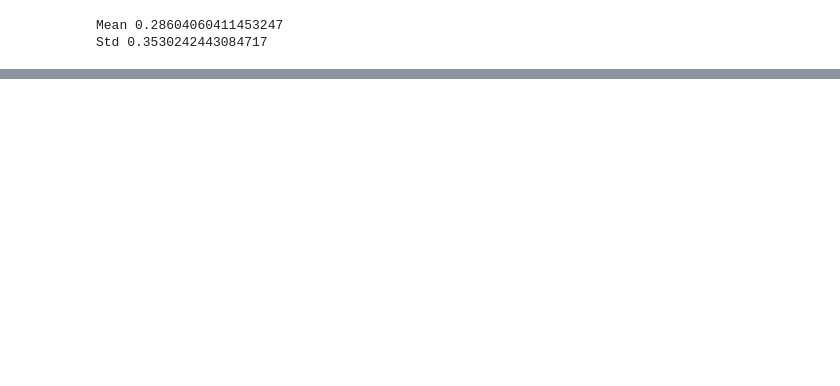
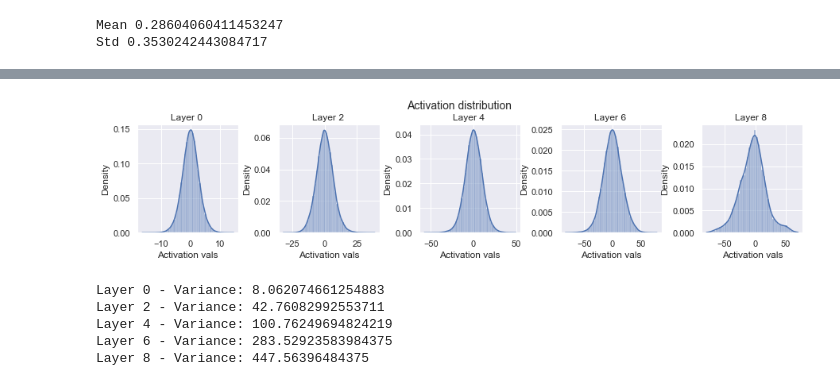
Before and after one commit to Spruce-tone/pytorch-tutorial, a Jupyter notebook: 003 [lightning] initialization and optimization.ipynb, the cells around one changed output, grey strips where cells are left out. Saved outputs shown, nothing was run; the diff lists cells and outputs as text; code cells hidden in the pictures; blank space fills up the shorter version.

```diff
--- a/003 [lightning] initialization and optimization.ipynb
+++ b/003 [lightning] initialization and optimization.ipynb
@@ -391,0 +313,10 @@ def visualize_activations(model, color="C0", print_variance=False):
+# %%
+var_init(model, std=0.1)
+visualize_activations(model, print_variance=True)
+# %% [output]
+[figure, added]
+Layer 0 - Variance: 8.062074661254883
+Layer 2 - Variance: 42.76082992553711
+Layer 4 - Variance: 100.76249694824219
+Layer 6 - Variance: 283.52923583984375
+Layer 8 - Variance: 447.56396484375
```
Also changed, not shown: parts of 31 cells of this notebook, 8 other files.
